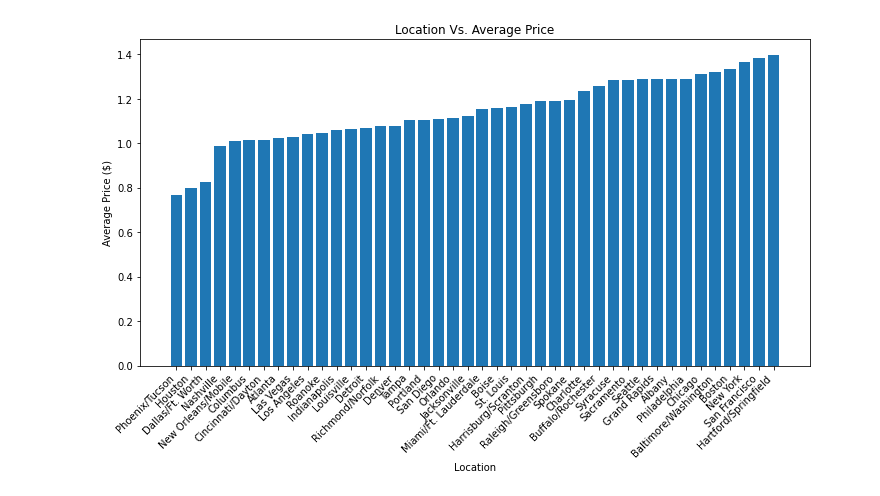
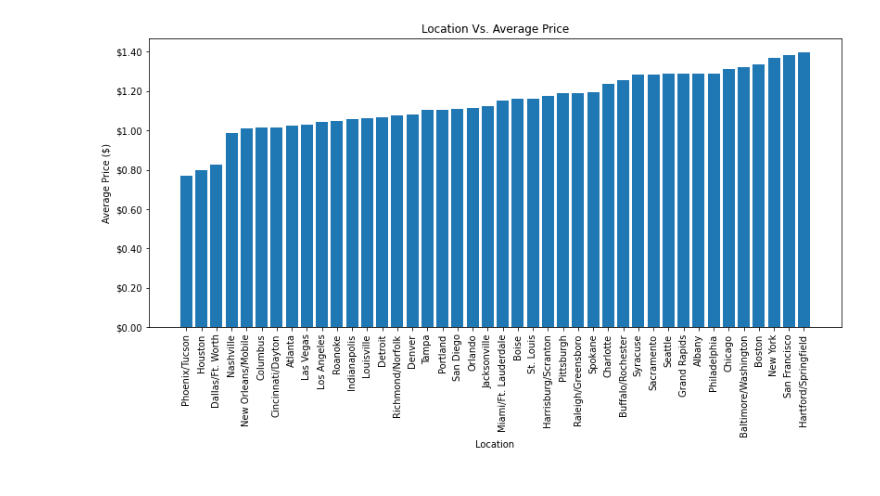
Before and after one commit to NotThatKindODr/First_Kaggle_Project, a Jupyter notebook: jupiterNotebook.ipynb, the cells around one changed output. Drawn from its saved outputs; the diff is of its cells as text; code cells hidden in the pictures.

```diff
--- a/jupiterNotebook.ipynb
+++ b/jupiterNotebook.ipynb
@@ -26,19 +26,26 @@ average_data = city_data.groupby(['geography'], as_index = False)[['total_volume
 # %%
 def bar_chart(df, xdim, ydim):
     x = df[xdim]
     y = df[ydim]
 
     fig, ax = plt.subplots(figsize=(12, 6))
     ax.bar(x, y)
 
     #adds a title and axes labels
     ax.set_title('Location Vs. Average Price')
     ax.set_xlabel('Location')
     ax.set_ylabel('Average Price ($)')
-    plt.xticks(rotation = 45, ha = 'right')
+    plt.xticks(rotation = 'vertical')
+    plt.tight_layout(pad=4)
+    plt.subplots_adjust(bottom=0.15)
+    ax.yaxis.set_major_formatter('${x:1.2f}')
+    #scale the axises
     plt.autoscale()
+    #save the figure
+    plt.savefig('plots/Location and Price.png',
+                 bbox_inches="tight")
     plt.show()
 
 bar_chart(average_data, 'geography', 'average_price')
 # %% [output]
-[figure, old version]
+[figure, new version]
```
Also changed, not shown: 2 other files.
